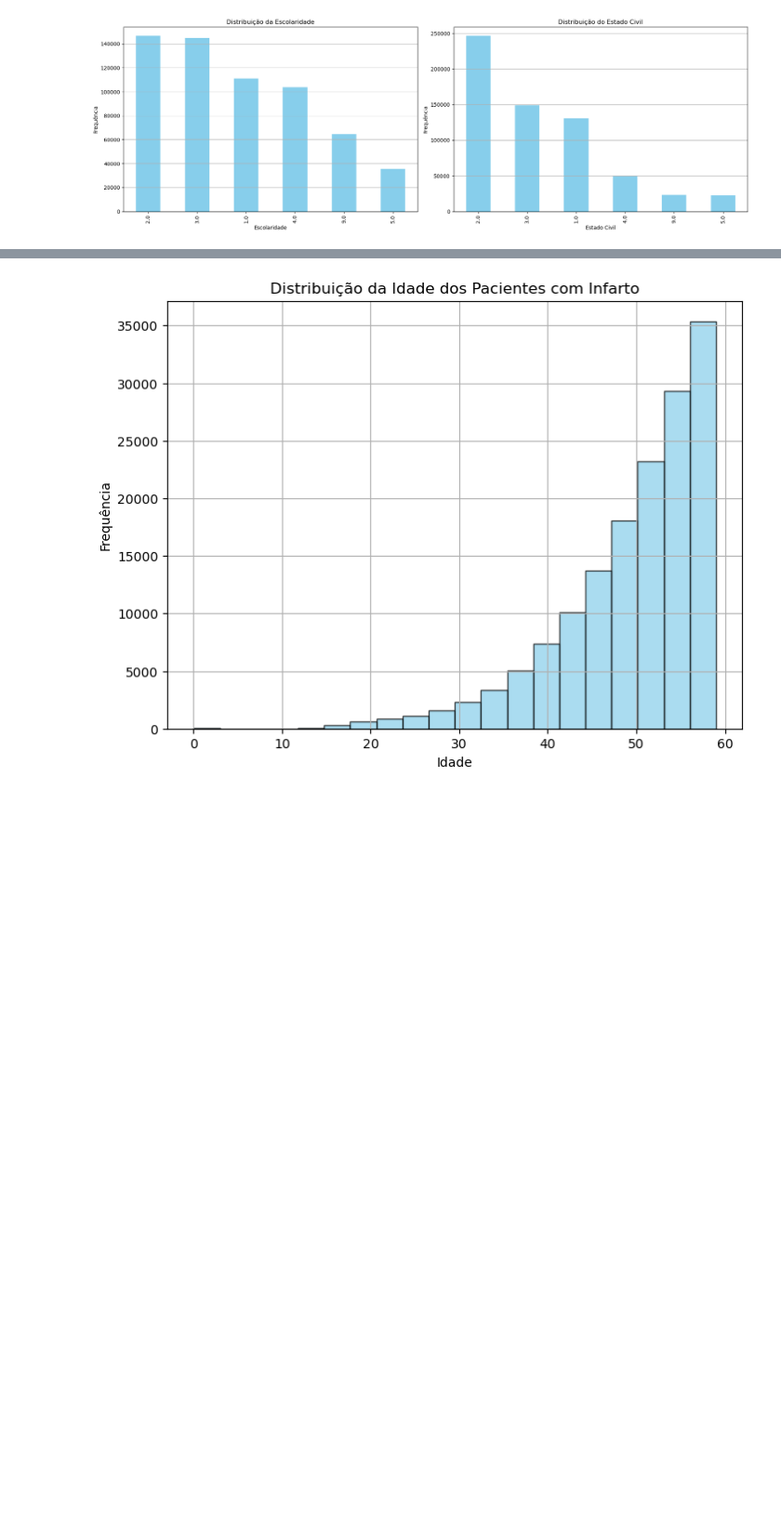
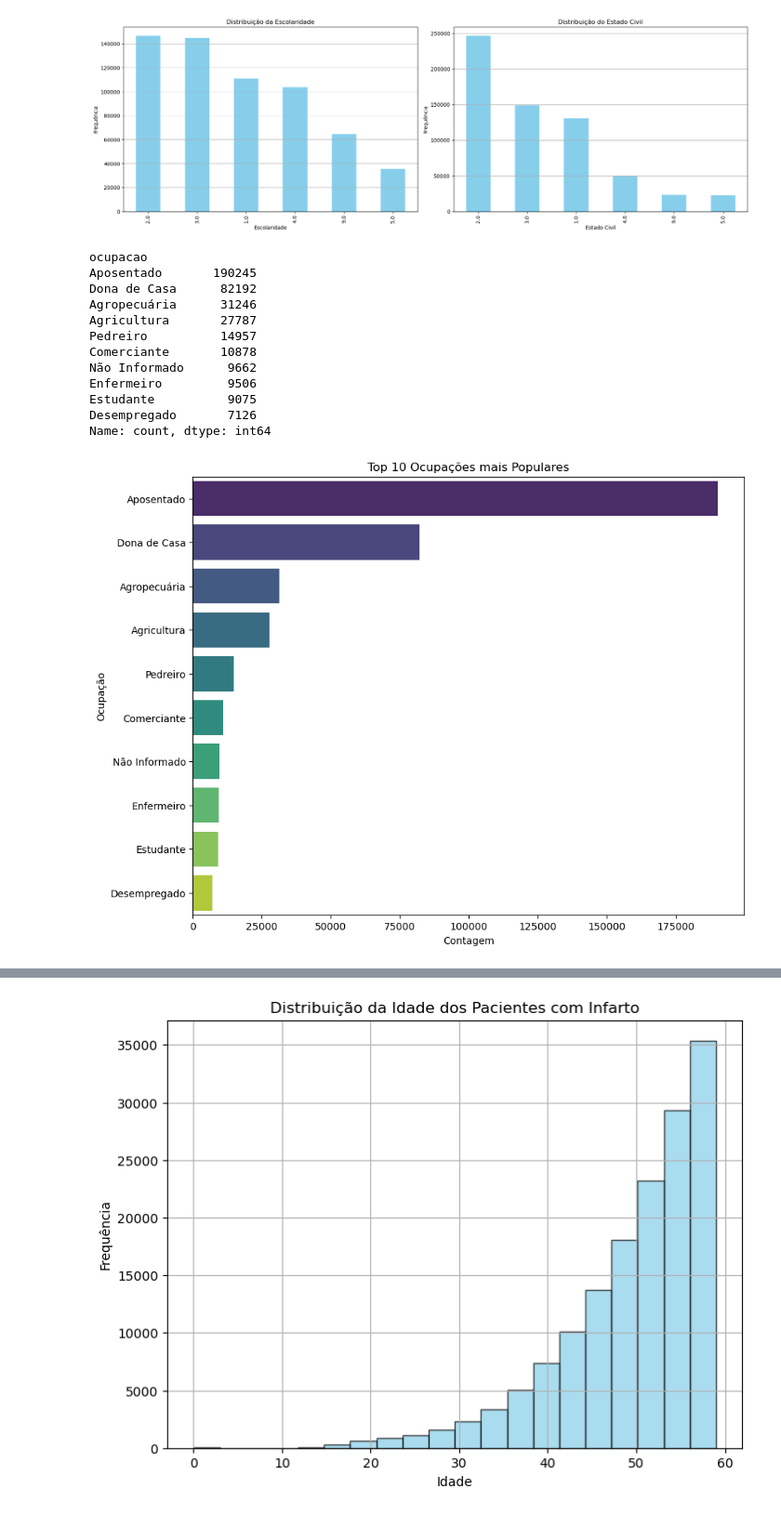
Before and after one commit to hlaff147/mortality-data-analysis, a Jupyter notebook: notebooks/infarto.ipynb, the cells around one changed output, grey strips where cells are left out. Shown: that part at 93% size. Drawn from its saved outputs; the diff is of its cells as text; code cells hidden in the pictures; blank space fills up the shorter version.

```diff
--- a/notebooks/infarto.ipynb
+++ b/notebooks/infarto.ipynb
@@ -119,3 +119,47 @@ plt.tight_layout()
 plt.show()
 # %% [output]
 [figure]
+# %%
+mapeamento_ocupacao = {
+    999992.0: 'Dona de Casa',
+    999993.0: 'Aposentado',
+    621005.0: 'Agropecuária',
+    715210.0: 'Pedreiro',
+    622020.0: 'Agricultura',
+    354705.0: 'Comerciante',
+    999994.0: 'Desempregado',
+    512105.0: 'Enfermeiro',
+    998999.0: 'Não Informado',
+    141410.0: 'Estudante',
+}
+# Aplicar o mapeamento à coluna de ocupação
+df_infarto['ocupacao'] = df_infarto['ocupacao'].map(mapeamento_ocupacao)
+
+# Calcular as contagens para cada ocupação
+ocupacao_counts = df_infarto['ocupacao'].value_counts()
+
+# Selecionar apenas as 10 ocupações mais populares
+top_10_ocupacoes = ocupacao_counts.head(10)
+print(top_10_ocupacoes)
+
+# Plotar gráfico de contagem para as 10 ocupações mais populares
+plt.figure(figsize=(10, 8))
+sns.barplot(x=top_10_ocupacoes.values, y=top_10_ocupacoes.index, palette='viridis')
+plt.title('Top 10 Ocupações mais Populares')
+plt.xlabel('Contagem')
+plt.ylabel('Ocupação')
+plt.show()
+# %% [output]
+ocupacao
+Aposentado       190245
+Dona de Casa      82192
+Agropecuária      31246
+Agricultura       27787
+Pedreiro          14957
+Comerciante       10878
+Não Informado      9662
+Enfermeiro         9506
+Estudante          9075
+Desempregado       7126
+Name: count, dtype: int64
+[figure, added]
```
Also changed, not shown: parts of 4 cells of this notebook.
